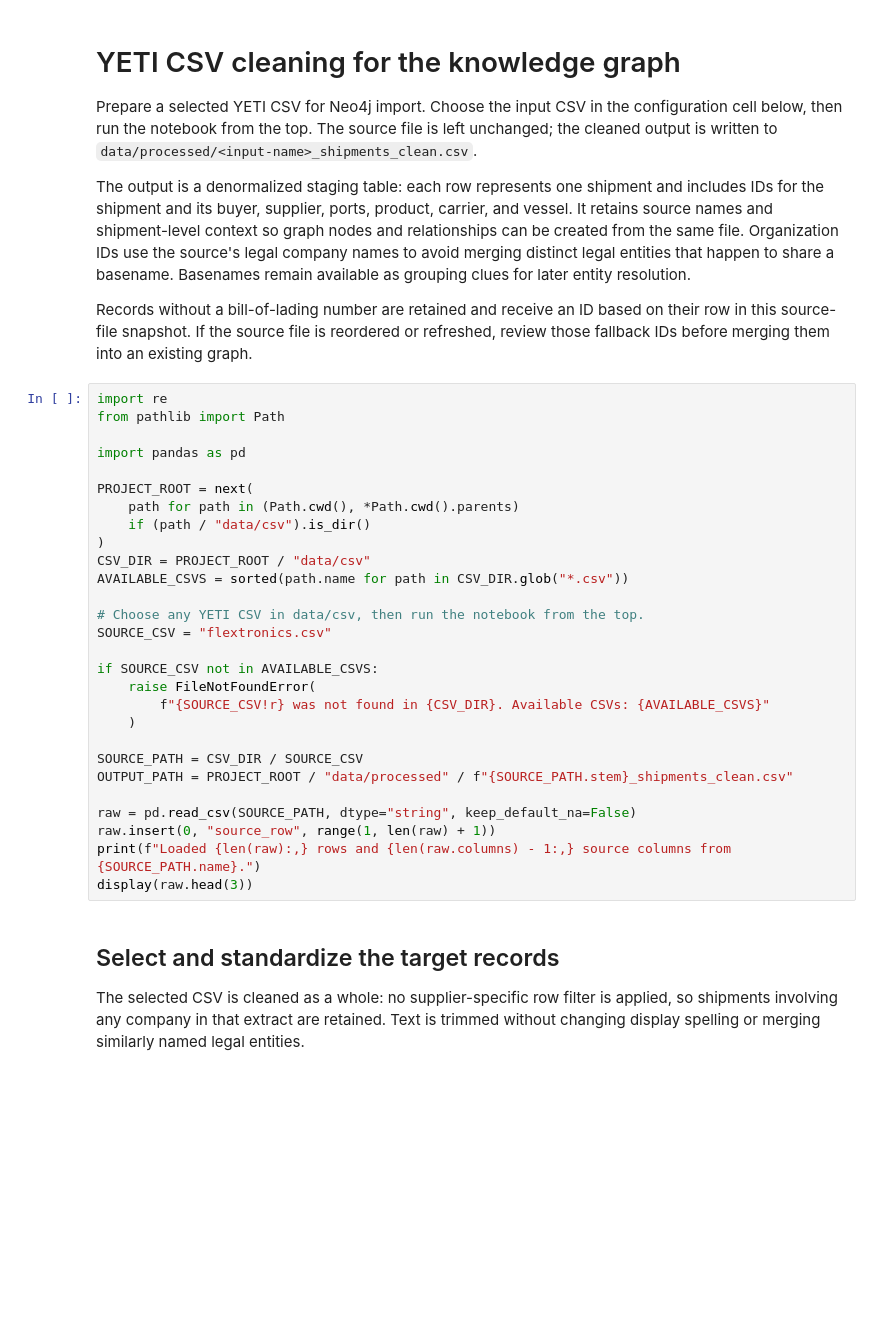
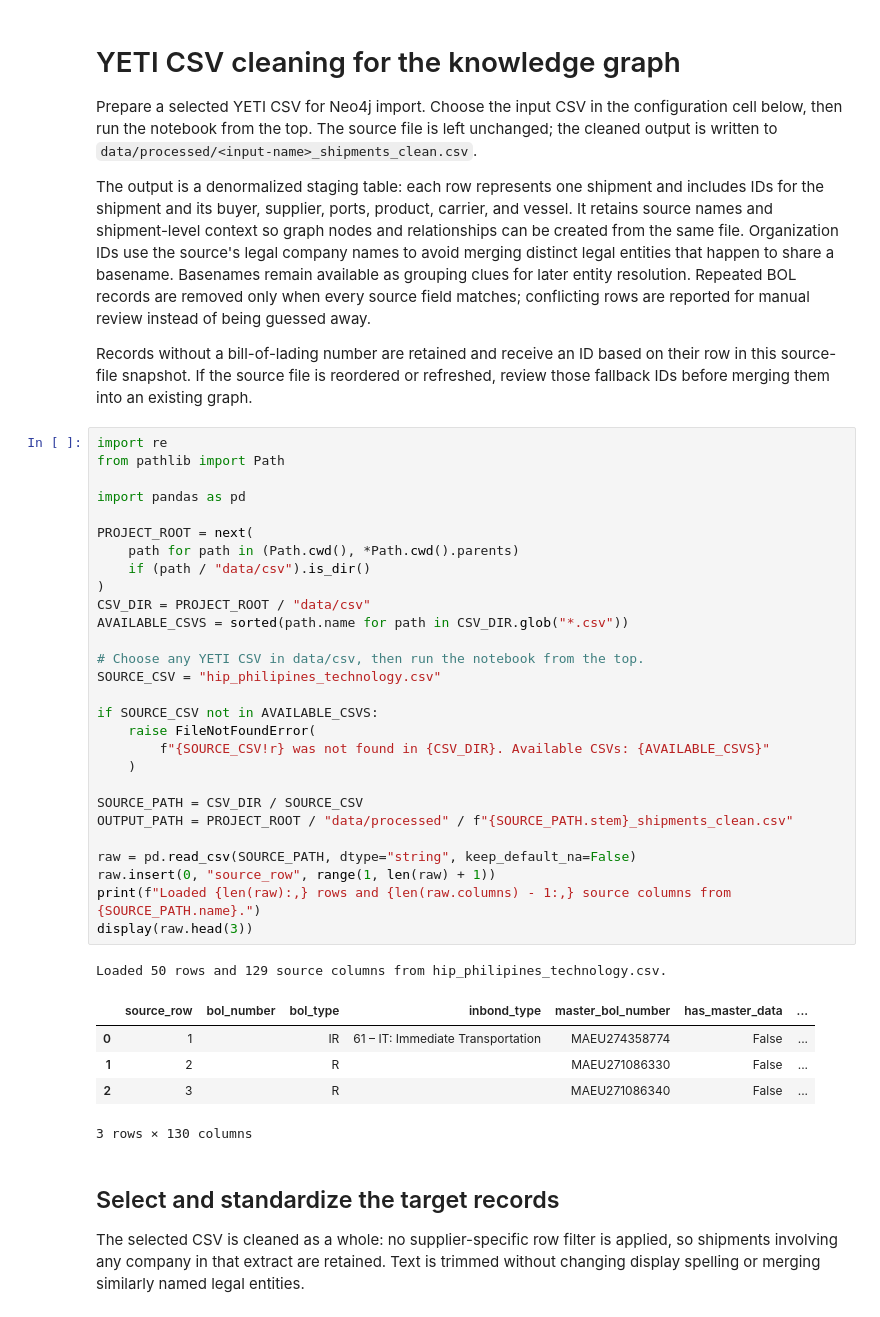
Before and after one commit to Josephus-git/supply-chain-ressilience, a Jupyter notebook: jupyter_notebooks/yeti_csv_cleaning_for_knowledge_graph.ipynb, the cells around one changed output. Drawn from its saved outputs; the diff is of its cells as text; blank space fills up the shorter version.

Commit message:
added cleaned hip philipines technologies

```diff
--- a/jupyter_notebooks/yeti_csv_cleaning_for_knowledge_graph.ipynb
+++ b/jupyter_notebooks/yeti_csv_cleaning_for_knowledge_graph.ipynb
@@ -3,37 +3,44 @@
 
 Prepare a selected YETI CSV for Neo4j import. Choose the input CSV in the configuration cell below, then run the notebook from the top. The source file is left unchanged; the cleaned output is written to `data/processed/<input-name>_shipments_clean.csv`.
 
-The output is a denormalized staging table: each row represents one shipment and includes IDs for the shipment and its buyer, supplier, ports, product, carrier, and vessel. It retains source names and shipment-level context so graph nodes and relationships can be created from the same file. Organization IDs use the source's legal company names to avoid merging distinct legal entities that happen to share a basename. Basenames remain available as grouping clues for later entity resolution.
+The output is a denormalized staging table: each row represents one shipment and includes IDs for the shipment and its buyer, supplier, ports, product, carrier, and vessel. It retains source names and shipment-level context so graph nodes and relationships can be created from the same file. Organization IDs use the source's legal company names to avoid merging distinct legal entities that happen to share a basename. Basenames remain available as grouping clues for later entity resolution. Repeated BOL records are removed only when every source field matches; conflicting rows are reported for manual review instead of being guessed away.
 
 Records without a bill-of-lading number are retained and receive an ID based on their row in this source-file snapshot. If the source file is reordered or refreshed, review those fallback IDs before merging them into an existing graph.
 # %%
 import re
 from pathlib import Path
 
 import pandas as pd
 
 PROJECT_ROOT = next(
     path for path in (Path.cwd(), *Path.cwd().parents)
     if (path / "data/csv").is_dir()
 )
 CSV_DIR = PROJECT_ROOT / "data/csv"
 AVAILABLE_CSVS = sorted(path.name for path in CSV_DIR.glob("*.csv"))
 
 # Choose any YETI CSV in data/csv, then run the notebook from the top.
-SOURCE_CSV = "flextronics.csv"
+SOURCE_CSV = "hip_philipines_technology.csv"
 
 if SOURCE_CSV not in AVAILABLE_CSVS:
     raise FileNotFoundError(
         f"{SOURCE_CSV!r} was not found in {CSV_DIR}. Available CSVs: {AVAILABLE_CSVS}"
     )
 
 SOURCE_PATH = CSV_DIR / SOURCE_CSV
 OUTPUT_PATH = PROJECT_ROOT / "data/processed" / f"{SOURCE_PATH.stem}_shipments_clean.csv"
 
 raw = pd.read_csv(SOURCE_PATH, dtype="string", keep_default_na=False)
 raw.insert(0, "source_row", range(1, len(raw) + 1))
 print(f"Loaded {len(raw):,} rows and {len(raw.columns) - 1:,} source columns from {SOURCE_PATH.name}.")
 display(raw.head(3))
+# %% [output]
+Loaded 50 rows and 129 source columns from hip_philipines_technology.csv.
+|  | source_row | bol_number | bol_type | inbond_type | master_bol_number | has_master_data | ... |
+| 0 | 1 |  | IR | 61 – IT: Immediate Transportation | MAEU274358774 | False | ... |
+| 1 | 2 |  | R |  | MAEU271086330 | False | ... |
+| 2 | 3 |  | R |  | MAEU271086340 | False | ... |
+3 rows × 130 columns
 # %% [markdown]
 ## Select and standardize the target records
 
```
Also changed, not shown: parts of 4 cells of this notebook, 2 other files.
